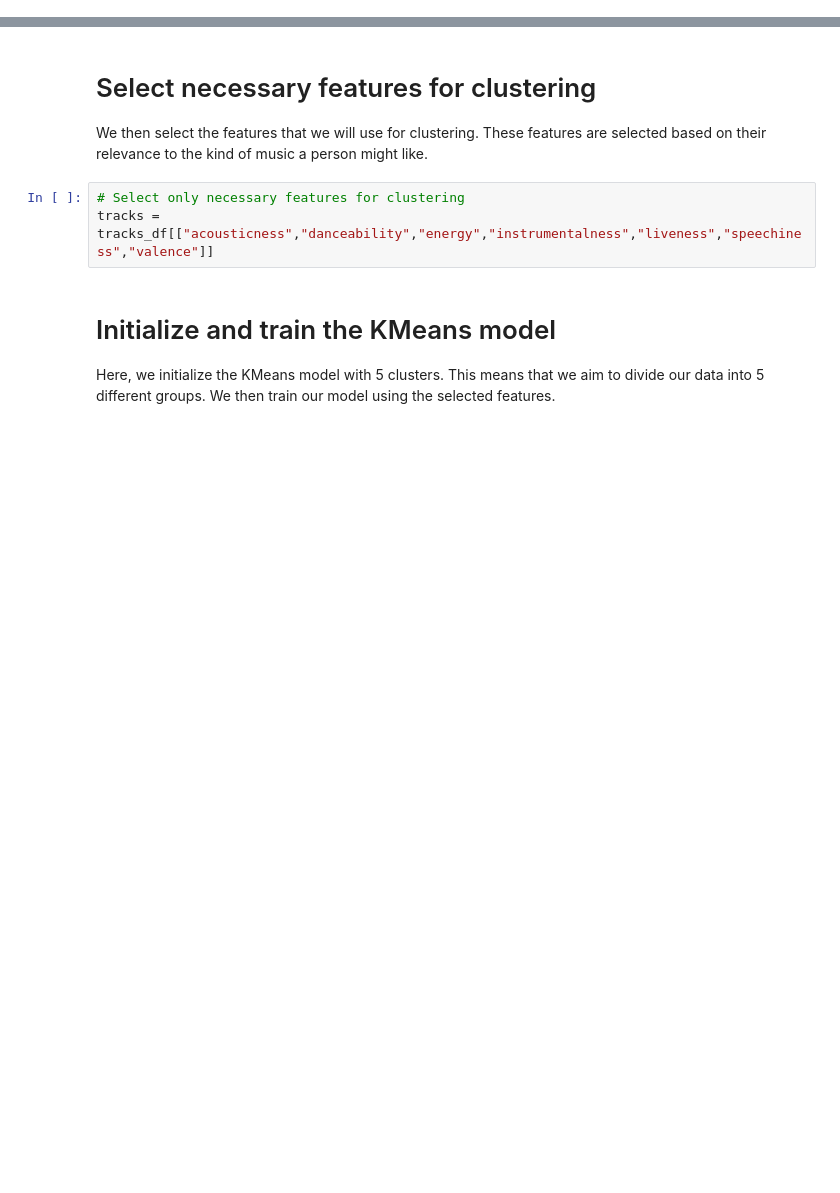
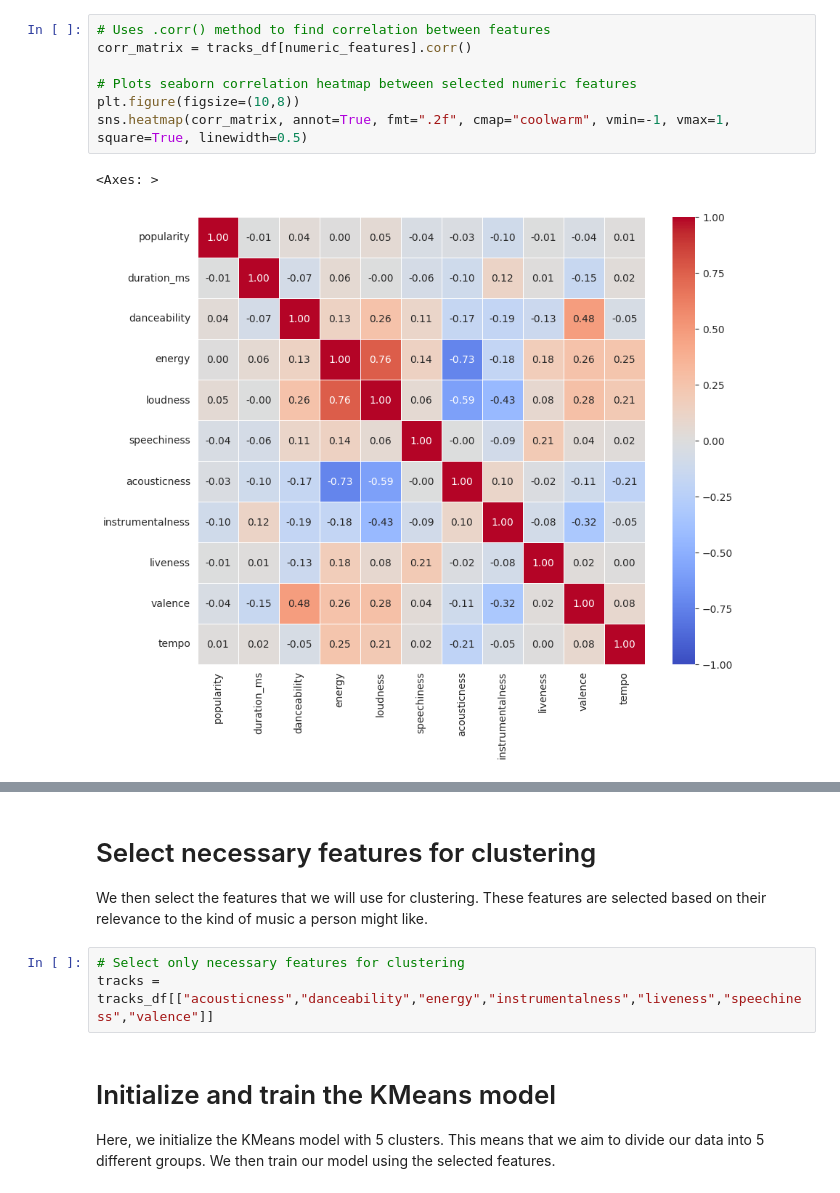
Before and after one commit to rvinod3426/Team2_Spotify_Recommender_Engine_1_4, a Jupyter notebook: Team2_Spotify_Recommender_Engine_1_4.ipynb, the cells around one changed output, grey strips where cells are left out. Cells and saved outputs as stored; diff of their text form; blank space fills up the shorter version.

```diff
--- a/Team2_Spotify_Recommender_Engine_1_4.ipynb
+++ b/Team2_Spotify_Recommender_Engine_1_4.ipynb
@@ -70,0 +118,10 @@ tracks_df.head()
+# %%
+# Uses .corr() method to find correlation between features
+corr_matrix = tracks_df[numeric_features].corr()
+
+# Plots seaborn correlation heatmap between selected numeric features
+plt.figure(figsize=(10,8))
+sns.heatmap(corr_matrix, annot=True, fmt=".2f", cmap="coolwarm", vmin=-1, vmax=1, square=True, linewidth=0.5)
+# %% [output]
+<Axes: >
+[figure, added]
```
Also changed, not shown: parts of 12 cells of this notebook.
